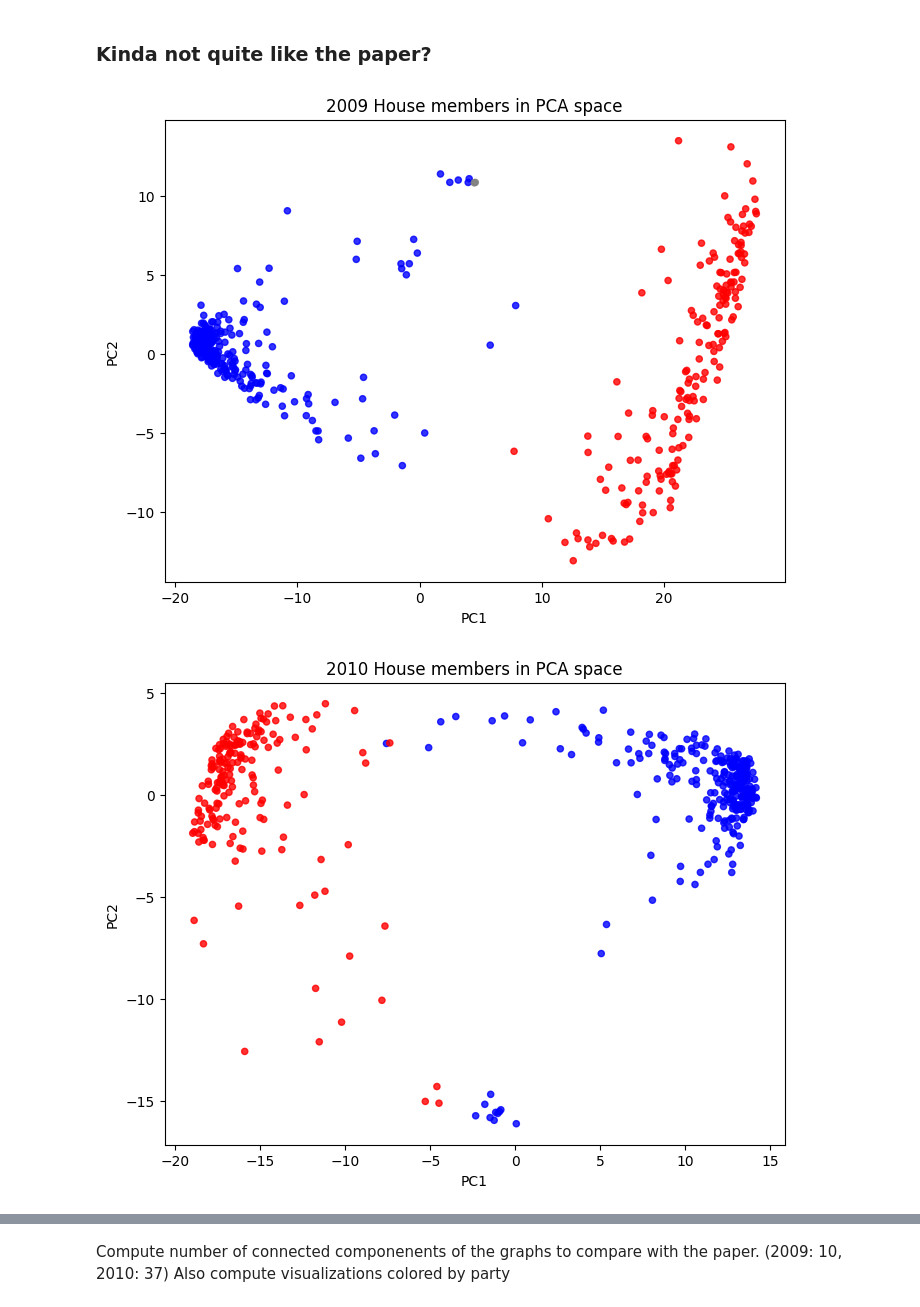
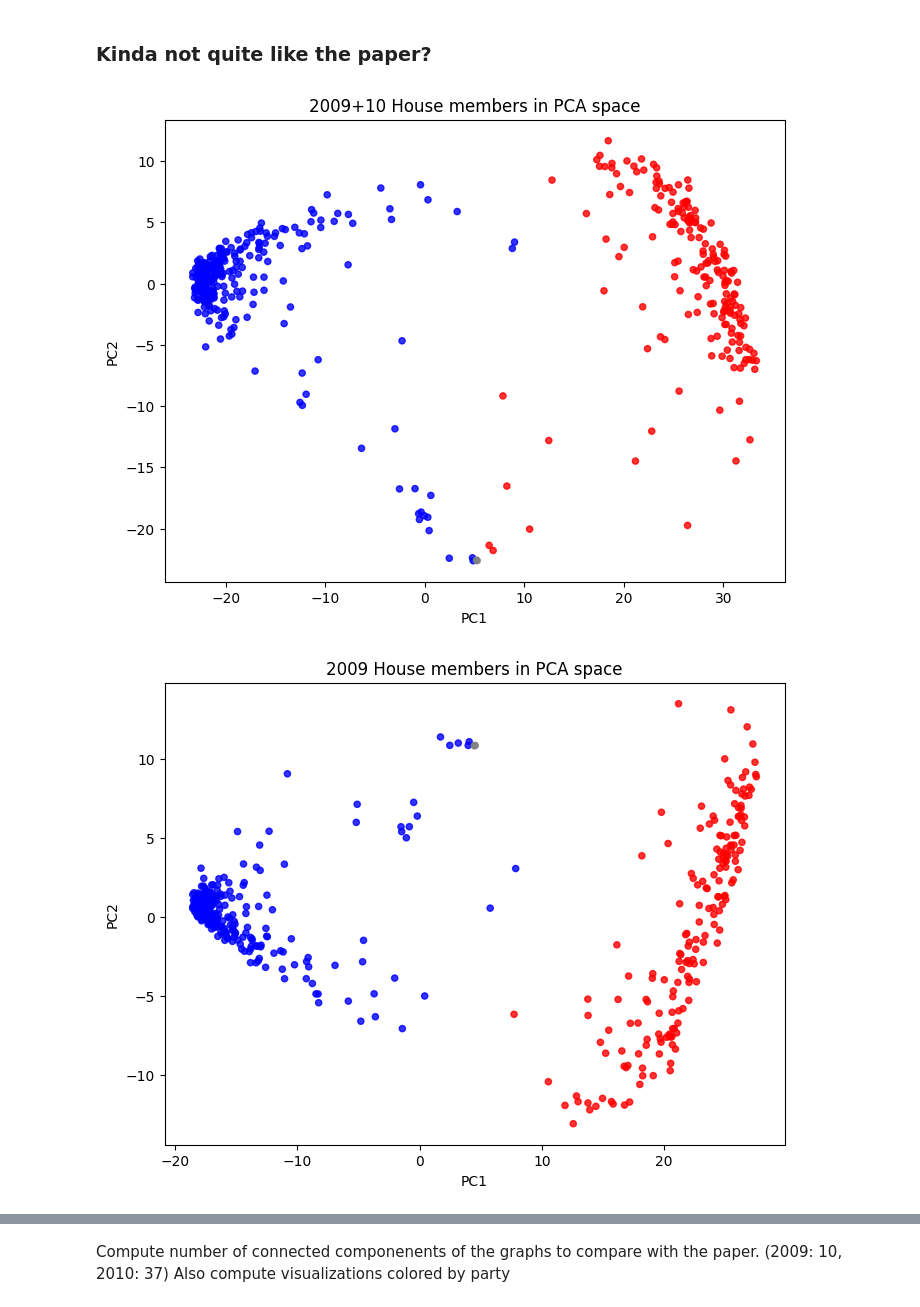
Before and after one commit to tzuh231/TDA_practical, a Jupyter notebook: exploratory/mapper_analysis.ipynb, the cells around one changed output, grey strips where cells are left out. Saved outputs shown, nothing was run; the diff lists cells and outputs as text; code cells hidden in the pictures.

```diff
--- a/exploratory/mapper_analysis.ipynb
+++ b/exploratory/mapper_analysis.ipynb
@@ -78,30 +78,42 @@ plt.show()
 ### Kinda not quite like the paper?
 # %%
 from sklearn.decomposition import PCA
+
+vote_matrix_both = df_data.pivot(index='icpsr', columns='rollnumber', values='paper_cast_code').fillna(0)
+pc_all = PCA(n_components=2).fit_transform(vote_matrix_both.to_numpy())
+
+colors_all = member_info.reindex(vote_matrix_both.index)["party_name"].map(party_map).fillna("gray")
+plt.figure(figsize=(8, 6))
+plt.scatter(pc_all[:, 0], pc_all[:, 1], c=colors_all, s=20, alpha=0.8)
+plt.xlabel("PC1")
+plt.ylabel("PC2")
+plt.title("2009+10 House members in PCA space")
+
+plt.show()
 
 X_09 = vote_matrix_09.to_numpy()
 pca_09 = PCA(n_components=2)
 pc_09 = pca_09.fit_transform(X_09)
 
 plt.figure(figsize=(8, 6))
 plt.scatter(pc_09[:, 0], pc_09[:, 1], c=colors_09, s=20, alpha=0.8)
 plt.xlabel("PC1")
 plt.ylabel("PC2")
 plt.title("2009 House members in PCA space")
 
 plt.show()
 
 X_10 = vote_matrix_10.to_numpy()
 pca_10 = PCA(n_components=2)
 pc_10 = pca_10.fit_transform(X_10)
 
 plt.figure(figsize=(8, 6))
 plt.scatter(pc_10[:, 0], pc_10[:, 1], c=colors_10, s=20, alpha=0.8)
 plt.xlabel("PC1")
 plt.ylabel("PC2")
 plt.title("2010 House members in PCA space")
 
 plt.show()
 # %% [output]
-[figure, old version]
+[figure, new version]
-[figure, old version]
+[figure, new version]
```
Also changed, not shown: parts of 5 cells of this notebook, 3 other files.
